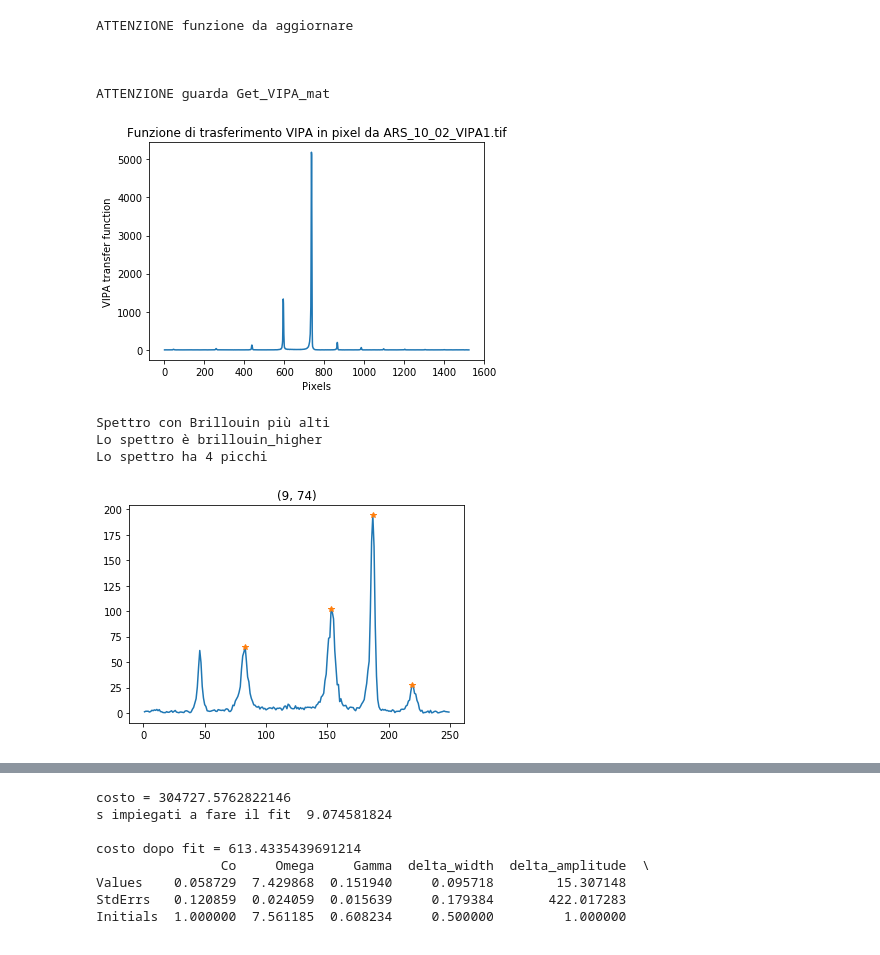
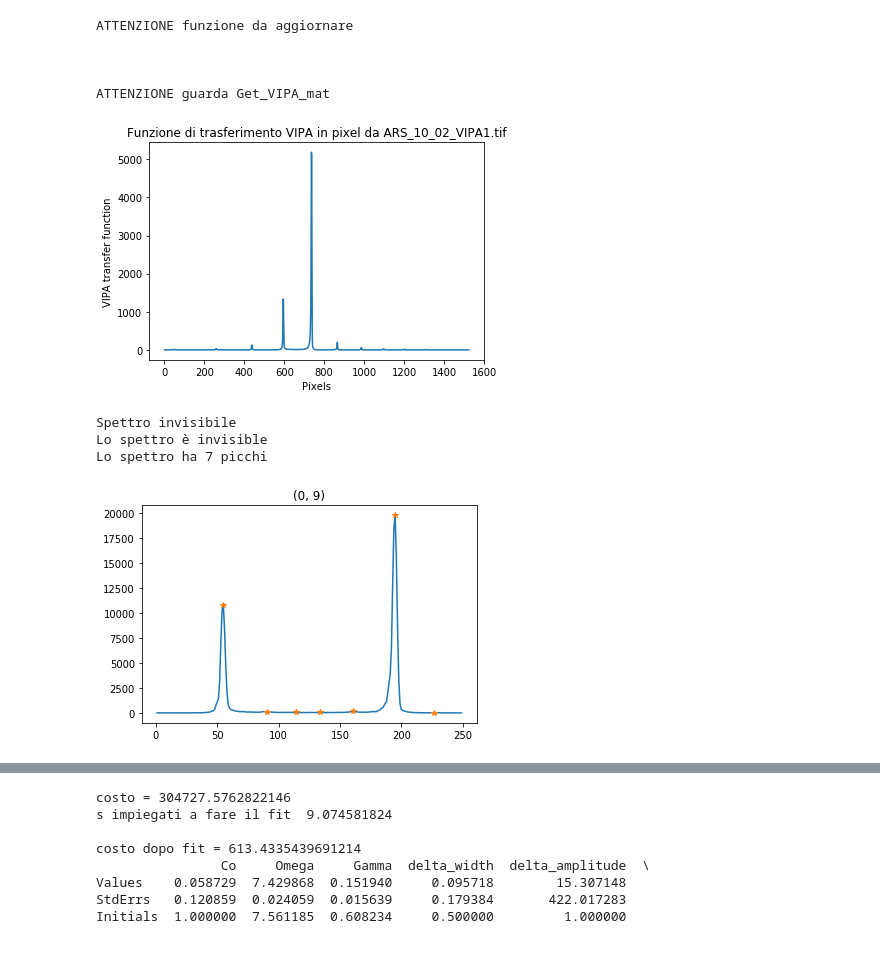
Before and after one commit to flautodipan/Python_Libraries, a Jupyter notebook: Experimentum_single.ipynb, the cells around one changed output, grey strips where cells are left out. Saved outputs shown, nothing was run; the diff lists cells and outputs as text; code cells hidden in the pictures.

```diff
--- a/Experimentum_single.ipynb
+++ b/Experimentum_single.ipynb
@@ -28,38 +28,38 @@ cols_real   = ('Co', 'Omega', 'Gamma', 'Delta', 'tau', 'delta_width', 'delta_amp
 cols_gauss  = ( 'A', 'mu', 'sigma')
 # %%
 #0) importo dati e inizializzo oggetti
-i   =   9
-j   =   74
+i   =   0
+j   =   9
 y    =   Import_from_Matlab(spectra_filename, now_path, var_name = 'y')[i][j]
 Data    =   Exp.Spectrum(name = str((i,j)))
 Data.Get_Spectrum(y = np.resize(y, np.max(y.shape)), offset = 183., cut = False, cut_range = (100, 680))
 Data.Get_Spectrum_Peaks(**syg_kwargs)
 Data.Get_VIPA_tif(VIPA_filename, now_path, fig = 'VIPA_img', save_path = now_path)
 
 plt.figure()
 plt.plot(Data.x, Data.y)
 plt.plot(Data.x[Data.peaks[0]], Data.y[Data.peaks[0]], '*')
 plt.title(str((i,j)))
 
 check = Data.Check_Spectrum(saturation_width = 13.5)
 
 if      check == 1  : nature    = 'saturo'
 elif    check == 2  : nature    = 'brillouin_higher'
 elif    check == 3  : nature    = 'invisible'
 else:                 nature    = 'bono'
 print('Lo spettro è '+nature)
 print('Lo spettro ha {} picchi'.format(Data.n_peaks))
 # %% [output]
 ATTENZIONE funzione da aggiornare
 
 
 
 ATTENZIONE guarda Get_VIPA_mat
 [figure]
-Spettro con Brillouin più alti
-Lo spettro è brillouin_higher
-Lo spettro ha 4 picchi
+Spettro invisibile
+Lo spettro è invisible
+Lo spettro ha 7 picchi
-[figure, old version]
+[figure, new version]
 # %%
 #1) Operazioni di modifica Spettro
 
```
Also changed, not shown: parts of 1 cell of this notebook, 2 other files.
